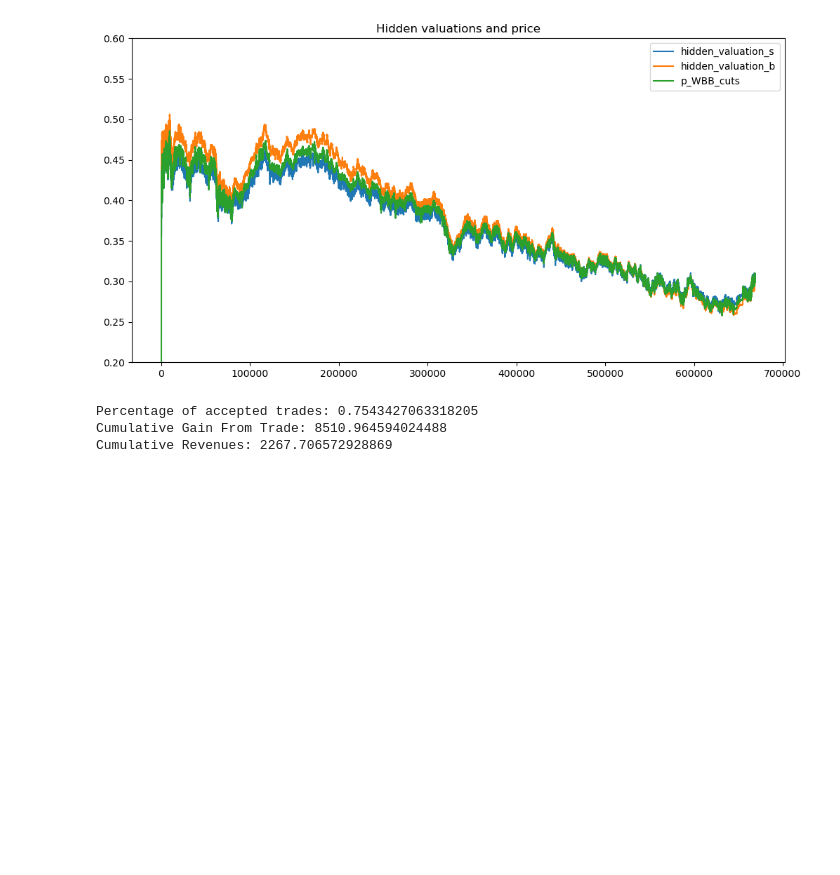
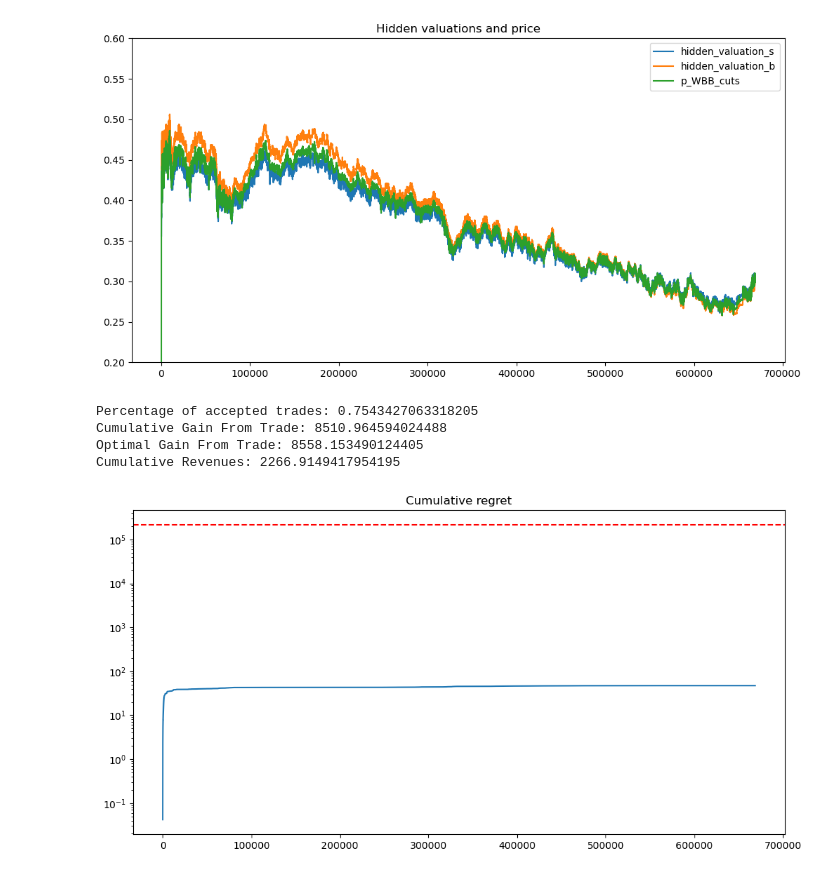
Before and after one commit to emanuelecoccia/online-bilateral-trade, a Jupyter notebook: data_analysis.ipynb, the cells around one changed output. Cells and saved outputs as stored; diff of their text form; code cells hidden in the pictures; blank space fills up the shorter version.

```diff
--- a/data_analysis.ipynb
+++ b/data_analysis.ipynb
@@ -321,12 +369,27 @@ plt.show()
 # %%
 # Percentage of accepted trades
 accepted = (df['p_WBB_cuts'] >= df['hidden_valuation_s']) & (df['p_WBB_cuts'] <= df['hidden_valuation_b'])
 gft = accepted * (df['hidden_valuation_b'] - df['hidden_valuation_s'])
-revenues = accepted * (df['q_WBB_cuts'] - df['p_WBB_cuts'])
+optimal_gft = (df['hidden_valuation_b'] - df['hidden_valuation_s']).clip(0)
+regret = optimal_gft - gft
+revenues = accepted * (df['q_WBB'] - df['p_WBB'])
 print(f"Percentage of accepted trades: {accepted.mean()}")
 print(f"Cumulative Gain From Trade: {gft.sum()}")
+print(f"Optimal Gain From Trade: {optimal_gft.sum()}")
 print(f"Cumulative Revenues: {revenues.sum()}")
+
+# Theoretical worst-case regret
+theoretical_regret = 10 * DIMENSIONS ** 2 * np.log(20*(DIMENSIONS+1)*T/DIMENSIONS**2)
+
+# Plot the cumulative regret
+regret.cumsum().plot(figsize=(12, 6))
+plt.axhline(theoretical_regret, color='red', linestyle='--')
+plt.title('Cumulative regret')
+plt.yscale('log')
+plt.show()
 # %% [output]
 Percentage of accepted trades: 0.7543427063318205
 Cumulative Gain From Trade: 8510.964594024488
-Cumulative Revenues: 2267.706572928869
+Optimal Gain From Trade: 8558.153490124405
+Cumulative Revenues: 2266.9149417954195
+[figure, added]
```
Also changed, not shown: parts of 9 cells of this notebook.
